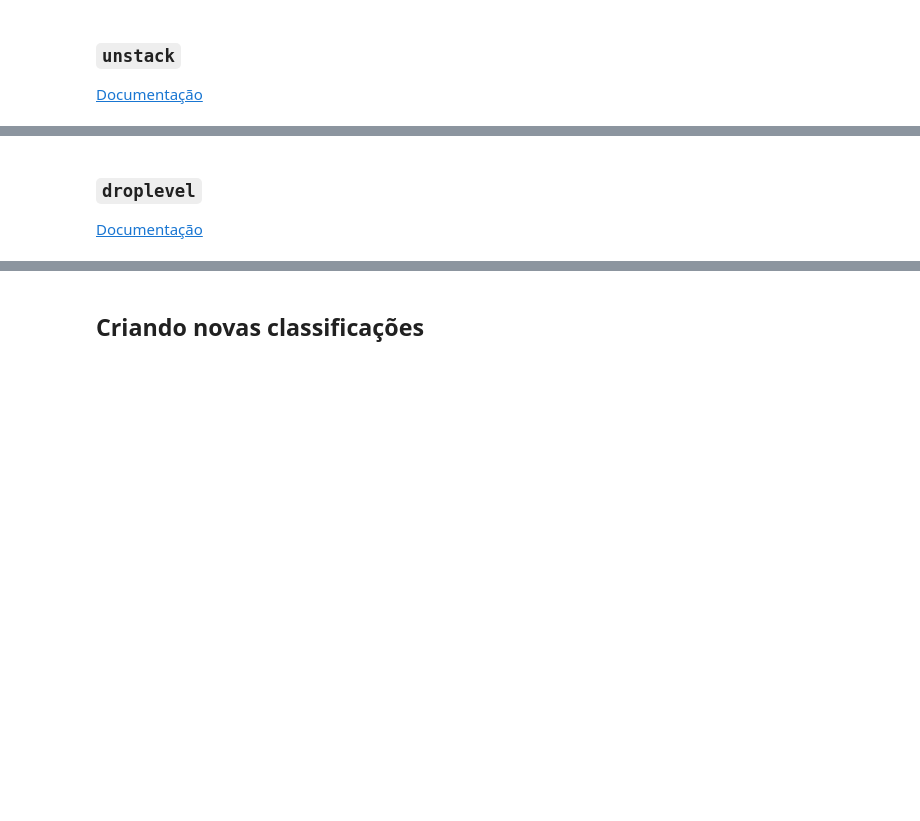
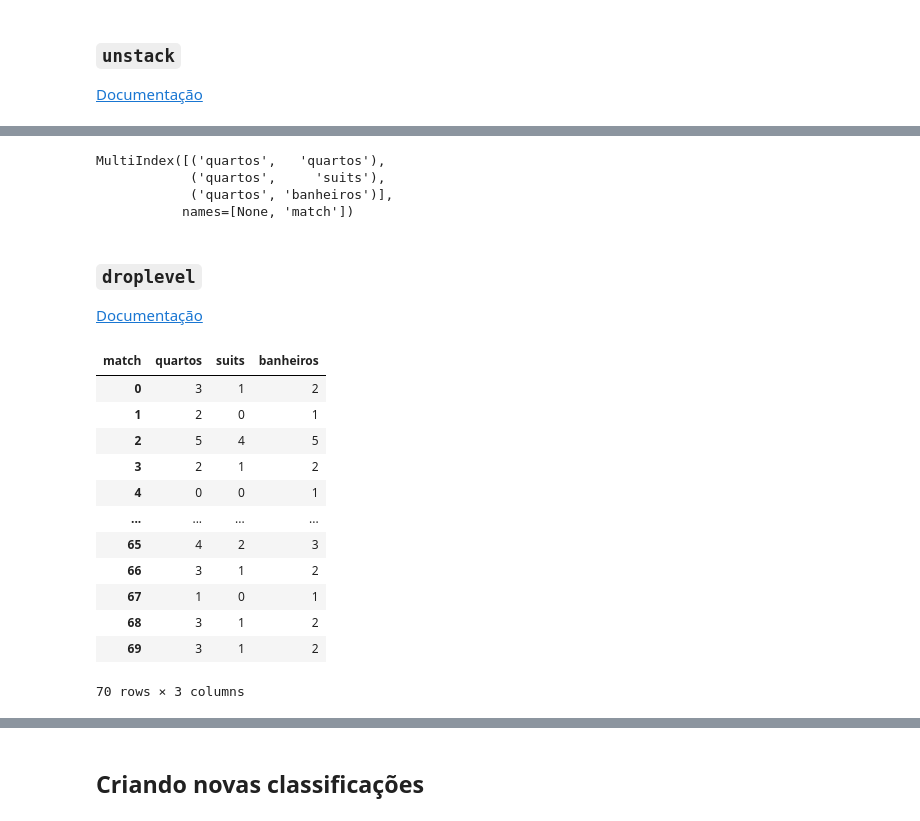
Before and after one commit to Marlon-Santiago/Pandas_TCA, a Jupyter notebook: Projeto.ipynb, the cells around one changed output, grey strips where cells are left out. Saved outputs shown, nothing was run; the diff lists cells and outputs as text; code cells hidden in the pictures; blank space fills up the shorter version.

```diff
--- a/Projeto.ipynb
+++ b/Projeto.ipynb
@@ -994,4 +995,28 @@ pd.merge(
+# %%
+configuracao.columns
+# %% [output]
+MultiIndex([('quartos',   'quartos'),
+            ('quartos',     'suits'),
+            ('quartos', 'banheiros')],
+           names=[None, 'match'])
 # %% [markdown]
 ### `droplevel`
 
 [Documentação](https://pandas.pydata.org/pandas-docs/stable/reference/api/pandas.DataFrame.droplevel.html)
+# %%
+configuracao = configuracao.droplevel(level = 0, axis = 1)
+configuracao
+# %% [output]
+| match | quartos | suits | banheiros |
+| 0 | 3 | 1 | 2 |
+| 1 | 2 | 0 | 1 |
+| 2 | 5 | 4 | 5 |
+| 3 | 2 | 1 | 2 |
+| 4 | 0 | 0 | 1 |
+| ... | ... | ... | ... |
+| 65 | 4 | 2 | 3 |
+| 66 | 3 | 1 | 2 |
+| 67 | 1 | 0 | 1 |
+| 68 | 3 | 1 | 2 |
+| 69 | 3 | 1 | 2 |
+70 rows × 3 columns
```
Also changed, not shown: parts of 33 cells of this notebook.
